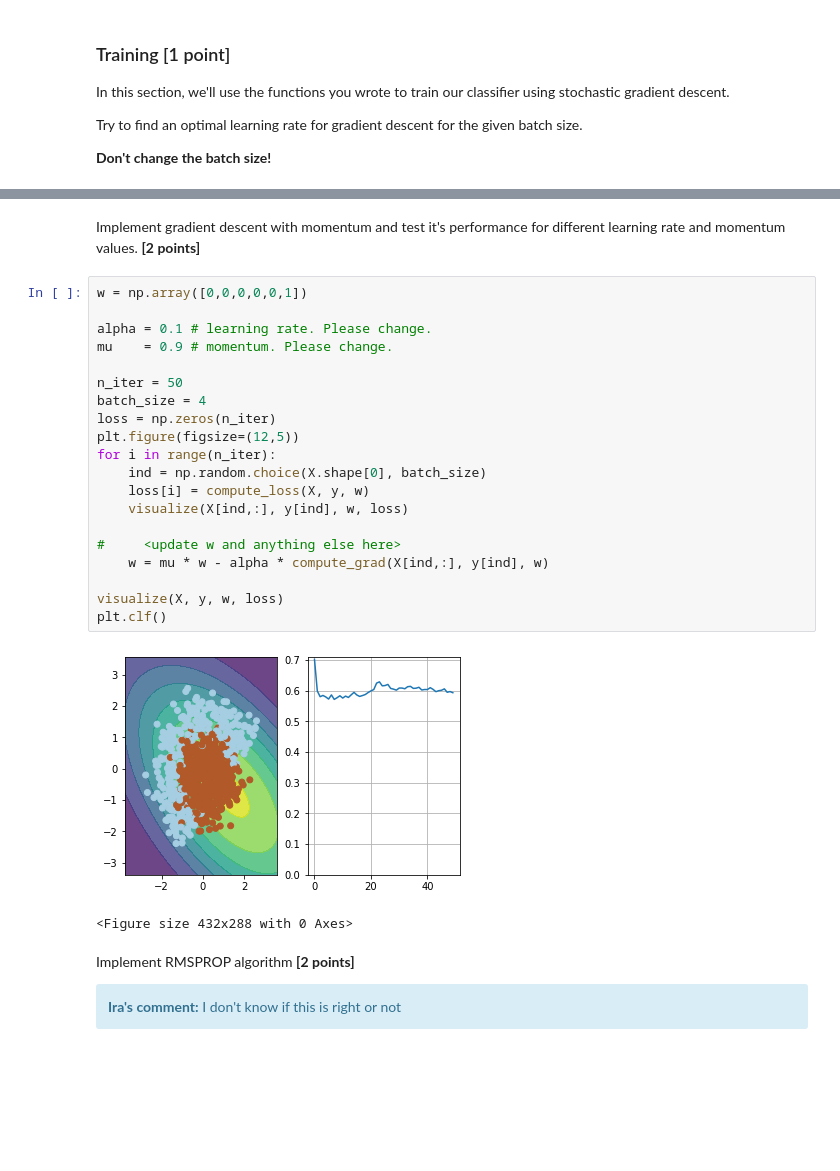
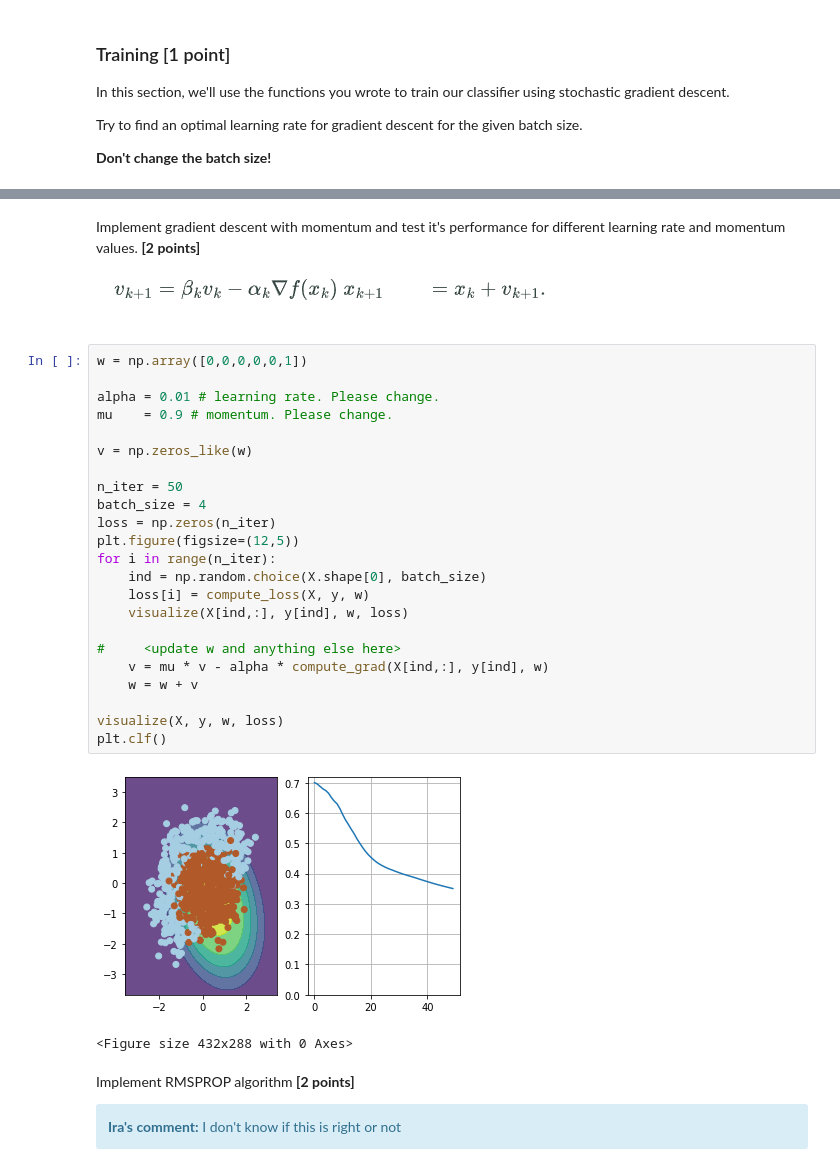
Before and after one commit to IImbryk/Practical_DL, a Jupyter notebook: week01_backprop/adapdive_sgd/adaptive_sgd.ipynb, the cells around one changed output, grey strips where cells are left out. Cells and saved outputs as stored; diff of their text form; blank space fills up the shorter version.

```diff
--- a/week01_backprop/adapdive_sgd/adaptive_sgd.ipynb
+++ b/week01_backprop/adapdive_sgd/adaptive_sgd.ipynb
@@ -233,28 +231,33 @@ plt.clf()
 <Figure size 432x288 with 0 Axes>
 # %% [markdown]
 Implement gradient descent with momentum and test it's performance for different learning rate and momentum values. __[2 points]__
+
+![image.png](attachment:image.png)
 # %%
 w = np.array([0,0,0,0,0,1])
 
-alpha = 0.1 # learning rate. Please change.
+alpha = 0.01 # learning rate. Please change.
 mu    = 0.9 # momentum. Please change.
+
+v = np.zeros_like(w)
 
 n_iter = 50
 batch_size = 4
 loss = np.zeros(n_iter)
 plt.figure(figsize=(12,5))
 for i in range(n_iter):
     ind = np.random.choice(X.shape[0], batch_size)
     loss[i] = compute_loss(X, y, w)
     visualize(X[ind,:], y[ind], w, loss)
 
 #     <update w and anything else here>
-    w = mu * w - alpha * compute_grad(X[ind,:], y[ind], w)
+    v = mu * v - alpha * compute_grad(X[ind,:], y[ind], w)
+    w = w + v
 
 visualize(X, y, w, loss)
 plt.clf()
 # %% [output]
-[figure, old version]
+[figure, new version]
 <Figure size 432x288 with 0 Axes>
 # %% [markdown]
 Implement RMSPROP algorithm __[2 points]__
```
Also changed, not shown: parts of 11 cells of this notebook, 1 other file.
